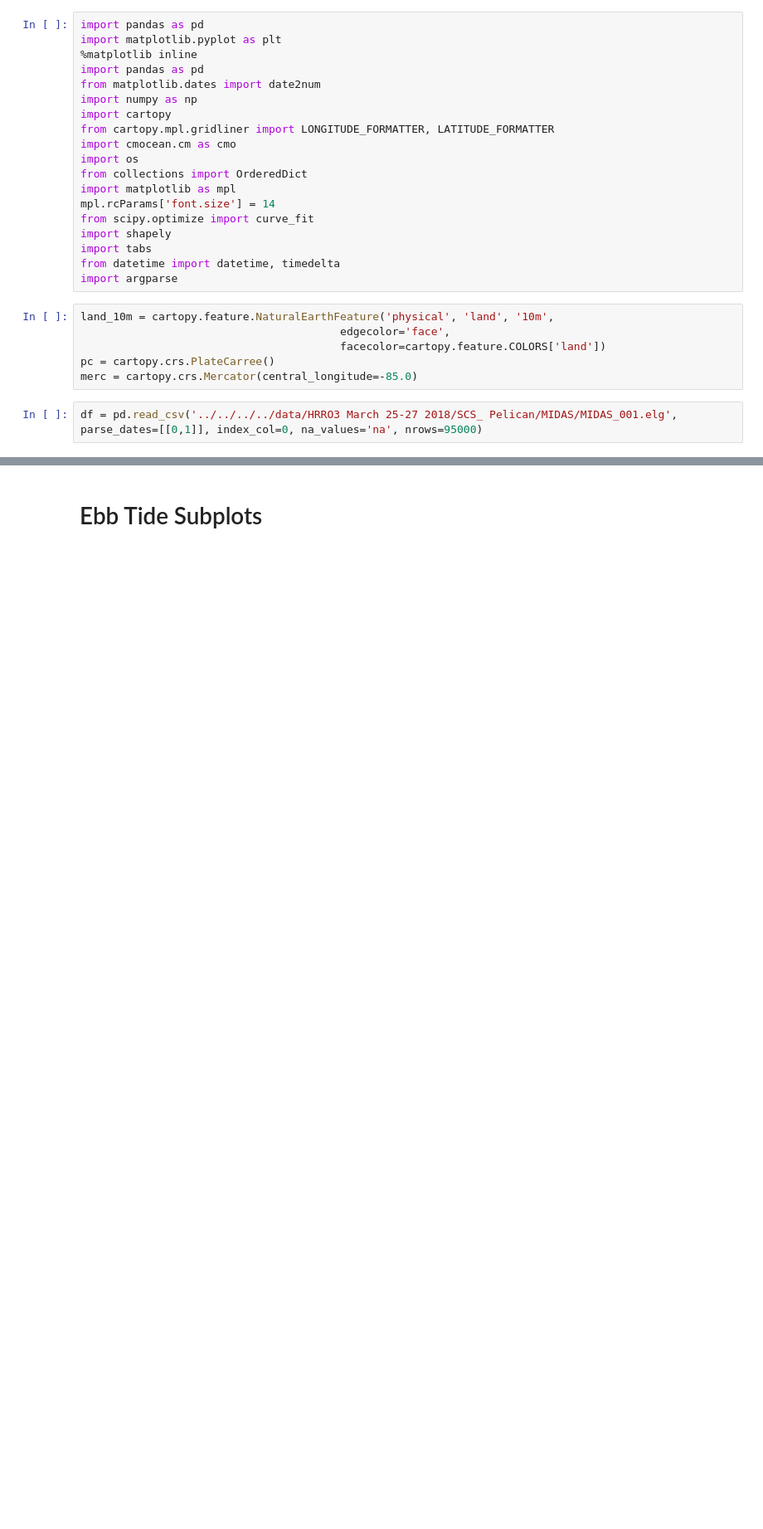
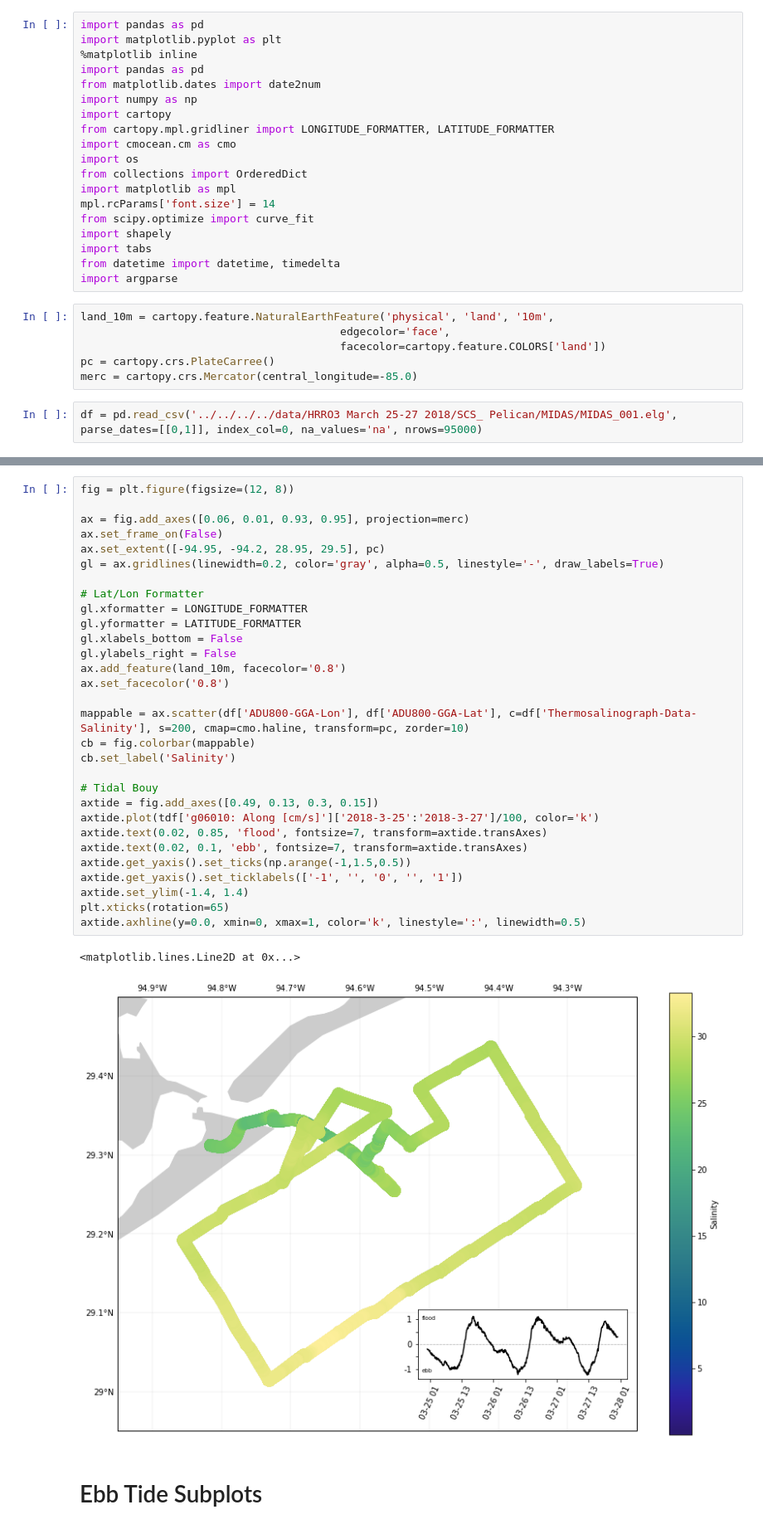
Before and after one commit to shelleyculver/rapid, a Jupyter notebook: midas/scs/salinity.ipynb, the cells around one changed output, grey strips where cells are left out. Shown at 83% size. Saved outputs shown, nothing was run; the diff lists cells and outputs as text; blank space fills up the shorter version.

```diff
--- a/midas/scs/salinity.ipynb
+++ b/midas/scs/salinity.ipynb
@@ -36,3 +37,36 @@ tdf = tabs.read('g06010', '2018-3-25', '2018-3-27')
+# %%
+fig = plt.figure(figsize=(12, 8))
+
+ax = fig.add_axes([0.06, 0.01, 0.93, 0.95], projection=merc)
+ax.set_frame_on(False)
+ax.set_extent([-94.95, -94.2, 28.95, 29.5], pc)
+gl = ax.gridlines(linewidth=0.2, color='gray', alpha=0.5, linestyle='-', draw_labels=True)
+
+# Lat/Lon Formatter
+gl.xformatter = LONGITUDE_FORMATTER
+gl.yformatter = LATITUDE_FORMATTER
+gl.xlabels_bottom = False
+gl.ylabels_right = False
+ax.add_feature(land_10m, facecolor='0.8')
+ax.set_facecolor('0.8')
+
+mappable = ax.scatter(df['ADU800-GGA-Lon'], df['ADU800-GGA-Lat'], c=df['Thermosalinograph-Data-Salinity'], s=200, cmap=cmo.haline, transform=pc, zorder=10)
+cb = fig.colorbar(mappable)
+cb.set_label('Salinity')
+
+# Tidal Bouy
+axtide = fig.add_axes([0.49, 0.13, 0.3, 0.15])
+axtide.plot(tdf['g06010: Along [cm/s]']['2018-3-25':'2018-3-27']/100, color='k')
+axtide.text(0.02, 0.85, 'flood', fontsize=7, transform=axtide.transAxes)
+axtide.text(0.02, 0.1, 'ebb', fontsize=7, transform=axtide.transAxes)
+axtide.get_yaxis().set_ticks(np.arange(-1,1.5,0.5))
+axtide.get_yaxis().set_ticklabels(['-1', '', '0', '', '1'])
+axtide.set_ylim(-1.4, 1.4)
+plt.xticks(rotation=65)
+axtide.axhline(y=0.0, xmin=0, xmax=1, color='k', linestyle=':', linewidth=0.5)
+# %% [output]
+<matplotlib.lines.Line2D at 0x...>
+[figure, added]
 # %% [markdown]
 # Ebb Tide Subplots
 # %%
```
Also changed, not shown: parts of 5 cells of this notebook.
